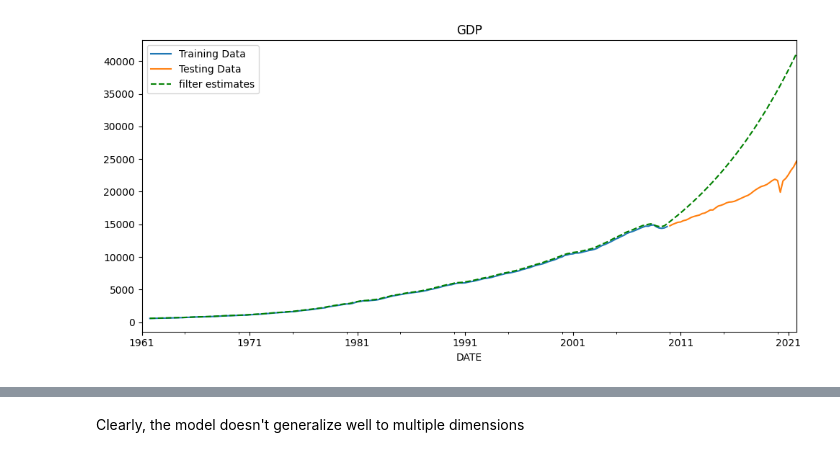
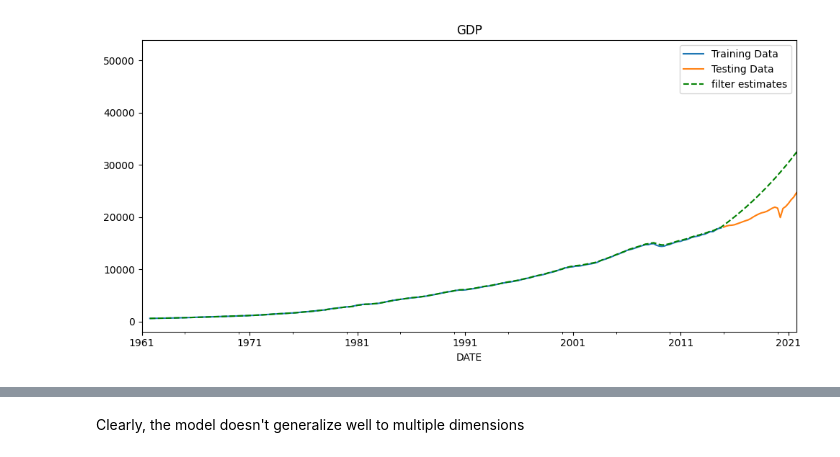
Before and after one commit to addmelo/ACME, a Jupyter notebook: KalmanTests.ipynb, the cells around one changed output, grey strips where cells are left out. Saved outputs shown, nothing was run; the diff lists cells and outputs as text; code cells hidden in the pictures.

```diff
--- a/KalmanTests.ipynb
+++ b/KalmanTests.ipynb
@@ -138,13 +138,15 @@ class OurKalmanFilter:
         if self.dim_z == 1:
             self.trainingData.plot(y=self.y, ax=axs, label="Training Data", use_index=True)
             self.testingData.plot(y=self.y, ax=axs, label="Testing Data", use_index=True)
-            axs.plot(self.df.index, self.z_predicts[1:-1], 'g--', label='filter estimates')
 
             # Manually set x-axis tick marks and labels for every 10 years
             start_date = pd.Timestamp(self.df.index.min().year, 1, 1).to_period(freq="D")
             end_date = pd.Timestamp(self.df.index.max().year, 1, 1).to_period(freq="D")
             tick_positions = pd.date_range(start=start_date.to_timestamp(), end=end_date.to_timestamp(), freq='10AS')
             tick_labels = [tick.strftime('%Y') for tick in tick_positions]
+
+            domain = pd.date_range(start=self.df.index[0].to_timestamp(), periods=self.z_predicts.size, freq="QS")
+            axs.plot(domain, self.z_predicts, 'g--', label='filter estimates')
             axs.set_xticks(tick_positions, tick_labels)
             axs.set_title(self.y)
             axs.legend()
@@ -169,10 +171,10 @@ class OurKalmanFilter:
         plt.tight_layout()
 # %%
 df = pd.read_csv("Cleaned Datasets/US_Full_Quarterly.csv")
-test1d = OurKalmanFilter(df, "GDP", yearSplit='2010', var1='Dependency', var2="Inv", dim_x=1, dim_z=1)
+test1d = OurKalmanFilter(df, "GDP", yearSplit='2015', var1='Dependency', var2="Inv", dim_x=1, dim_z=1)
 test1d.train()
 test1d.fit_predict(stepsForward=50)
 test1d.plotResults()
 # %% [output]
-[figure, old version]
+[figure, new version]
 # %%
```
Also changed, not shown: parts of 1 cell of this notebook.
